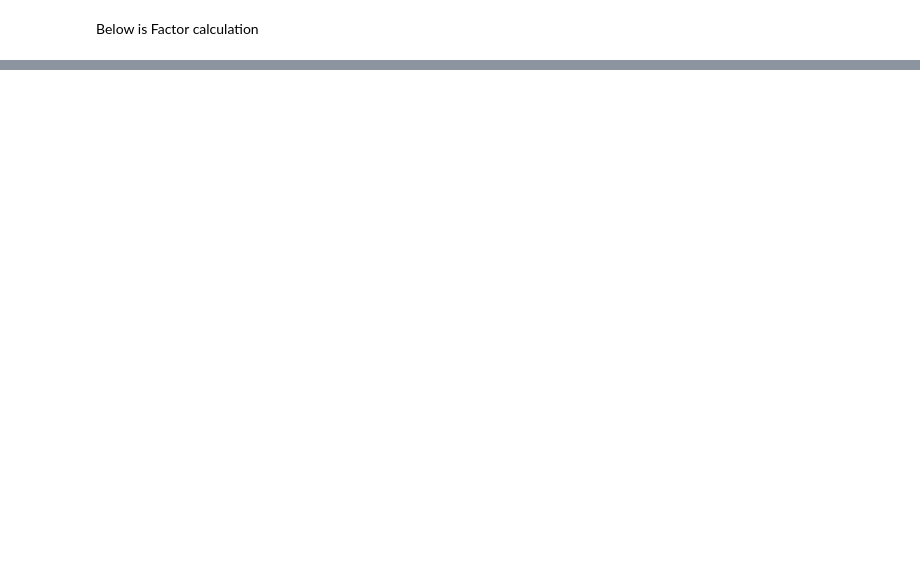
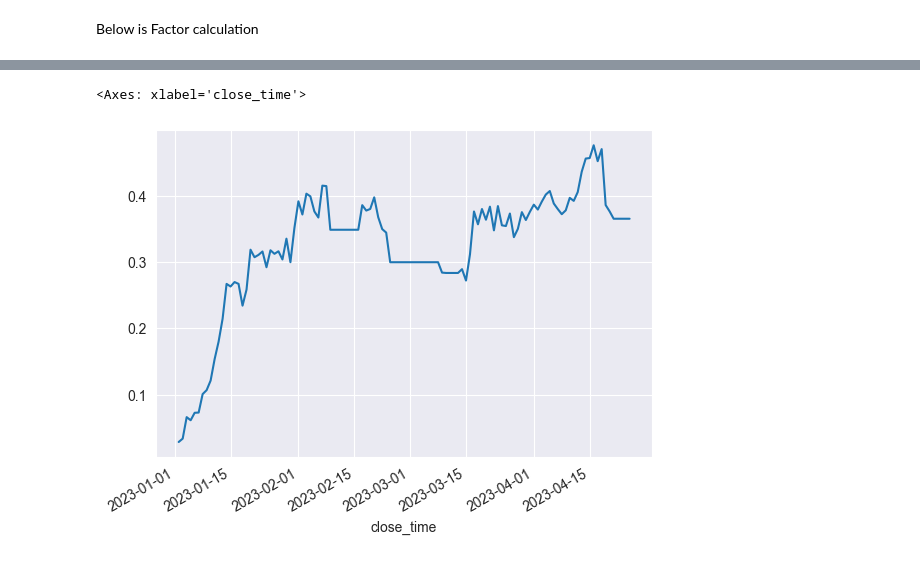
Before and after one commit to Hansen-chen/crypto_factor_investing_backtesting, a Jupyter notebook: backtest.ipynb, the cells around one changed output, grey strips where cells are left out. Cells and saved outputs as stored; diff of their text form; code cells hidden in the pictures; blank space fills up the shorter version.

```diff
--- a/backtest.ipynb
+++ b/backtest.ipynb
@@ -81,0 +133,6 @@ df_portfolio_returns.cumsum().plot()
+# %%
+#plot portfolio returns from 2023 Jan to 2023 May
+df_portfolio_returns["2023-01-01":"2023-05-01"].cumsum().plot()
+# %% [output]
+<Axes: xlabel='close_time'>
+[figure, added]
```
Also changed, not shown: parts of 13 cells of this notebook.
